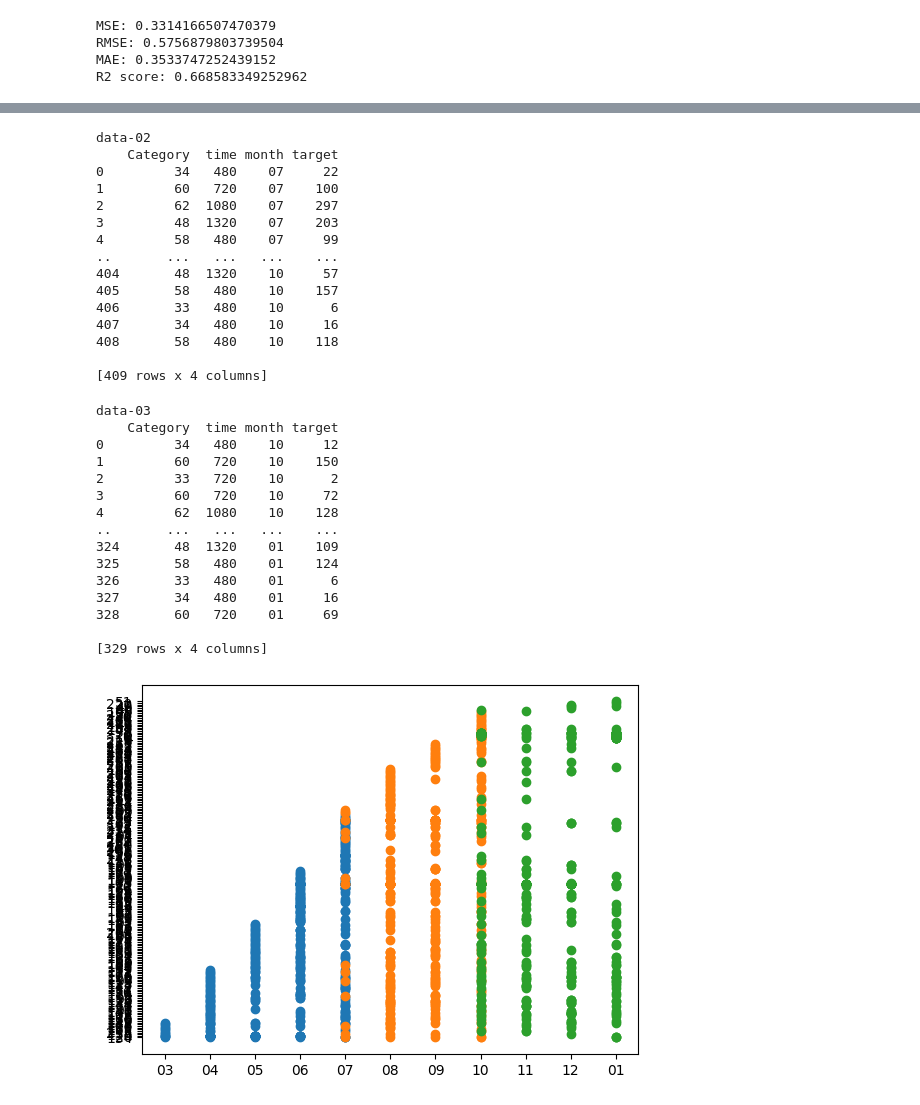
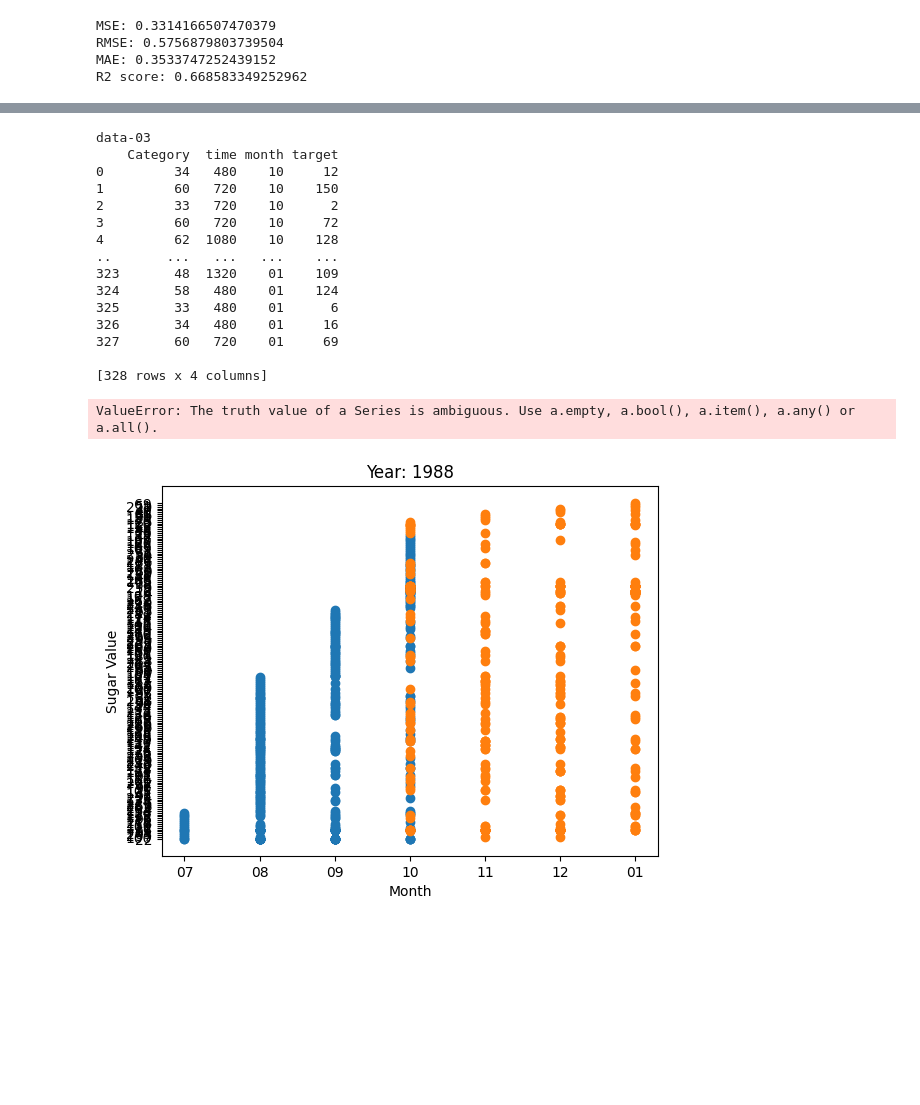
Before and after one commit to HereticInquisitor/Mini-Project, a Jupyter notebook: diabetes-data/diabetes-data/Diabetes-Data/LLSVR.ipynb, the cells around one changed output, grey strips where cells are left out. Drawn from its saved outputs; the diff is of its cells as text; code cells hidden in the pictures; blank space fills up the shorter version.

```diff
--- a/diabetes-data/diabetes-data/Diabetes-Data/LLSVR.ipynb
+++ b/diabetes-data/diabetes-data/Diabetes-Data/LLSVR.ipynb
@@ -166,7 +163,7 @@ RMSE: 0.5756879803739504
 MAE: 0.3533747252439152
 R2 score: 0.668583349252962
 # %%
-for i in range(1,4):
+for i in range(2,4):
     if(i<=9):
         data=pd.read_fwf('data-0'+str(i))
     elif(i != 29 and i != 51):
@@ -221,6 +218,9 @@ for i in range(1,4):
     data=data.dropna()
     # plt.figure()
     plt.scatter(data['month'],data['target'] )
+    plt.title('Year: 1988')
+    plt.xlabel('Month')
+    plt.ylabel('Sugar Value')
 
     X_new = data.iloc[:, 0:-1].values
     y_new = data.iloc[:, -1].values
@@ -230,6 +230,8 @@ for i in range(1,4):
     for j in range(len(X_new)):
         x_i = X_new[i].reshape(1, -1)
         y_i = y_new[i]
+        if(i==3 and data['month']==1):
+            break
         regressor.partial_fit(x_i, [y_i])
 
     y_pred= regressor.predict(X_new)
@@ -258,31 +260,17 @@ data-01
-data-02
+data-03
     Category  time month target
-0         34   480    07     22
-1         60   720    07    100
-2         62  1080    07    297
-3         48  1320    07    203
-4         58   480    07     99
+0         34   480    10     12
+1         60   720    10    150
+2         33   720    10      2
+3         60   720    10     72
+4         62  1080    10    128
 ..       ...   ...   ...    ...
-404       48  1320    10     57
-405       58   480    10    157
-406       33   480    10      6
-407       34   480    10     16
-408       58   480    10    118
+323       48  1320    01    109
+324       58   480    01    124
+325       33   480    01      6
+326       34   480    01     16
+327       60   720    01     69
 
-[409 rows x 4 columns]
+[328 rows x 4 columns]
-data-03
-    Category  time month target
-0         34   480    10     12
-1         60   720    10    150
-2         33   720    10      2
-3         60   720    10     72
-4         62  1080    10    128
-..       ...   ...   ...    ...
-324       48  1320    01    109
-325       58   480    01    124
-326       33   480    01      6
-327       34   480    01     16
-328       60   720    01     69
-
-[329 rows x 4 columns]
+ValueError: The truth value of a Series is ambiguous. Use a.empty, a.bool(), a.item(), a.any() or a.all().
-[figure, old version]
+[figure, new version]
```
Also changed, not shown: parts of 2 cells of this notebook, 2 other files.
